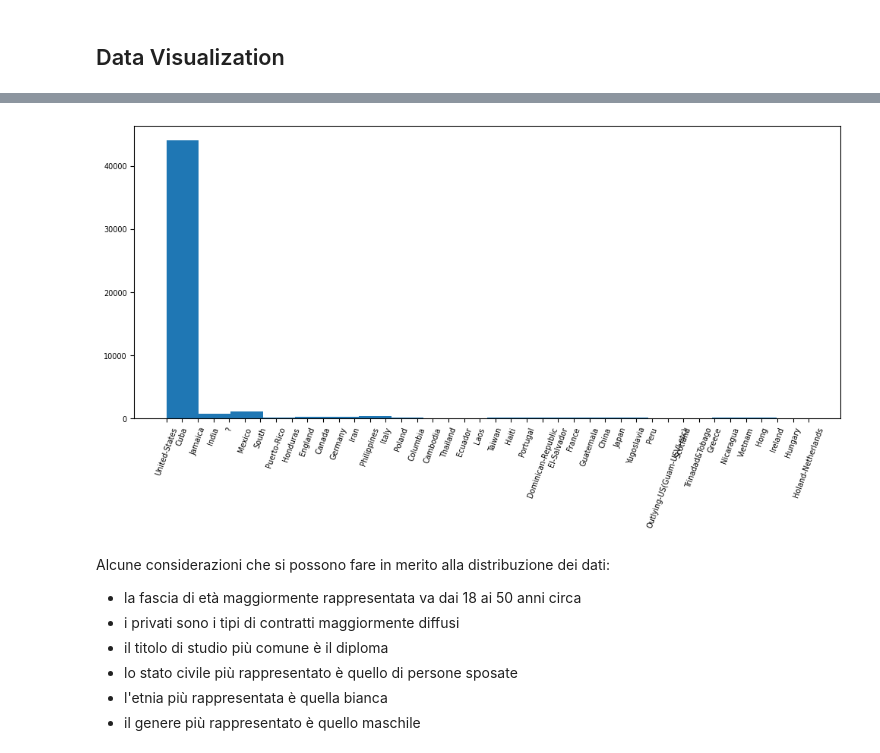
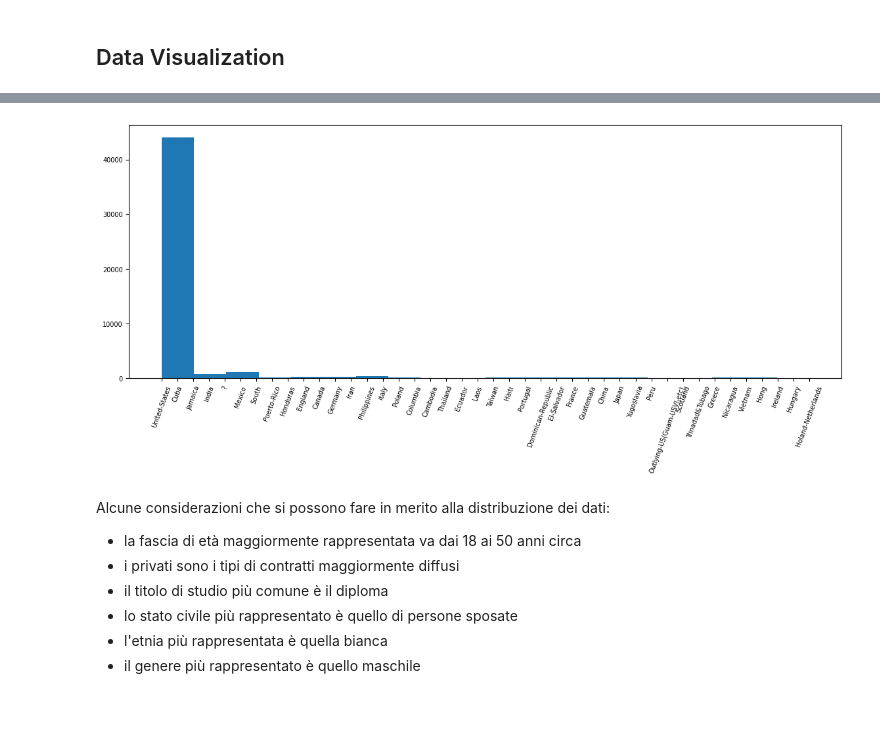
Before and after one commit to NicoSanse/ML_Project, a Jupyter notebook: Project.ipynb, the cells around one changed output, grey strips where cells are left out. Drawn from its saved outputs; the diff is of its cells as text; code cells hidden in the pictures; blank space fills up the shorter version.

```diff
--- a/Project.ipynb
+++ b/Project.ipynb
@@ -319,12 +322,12 @@ plt.show()
 # %%
 # plotto separatamente native-country
-plt.figure(figsize=(12, 5))
+plt.figure(figsize=(14, 5))
 
 plt.hist(df['native-country'].dropna(), bins=20, label='Native country')
 plt.xticks(rotation=70)
 plt.show()
 # %% [output]
-[figure, old version]
+[figure, new version]
 # %% [markdown]
 Alcune considerazioni che si possono fare in merito alla distribuzione dei dati:
  - la fascia di età maggiormente rappresentata va dai 18 ai 50 anni circa
```
Also changed, not shown: parts of 24 cells of this notebook.
